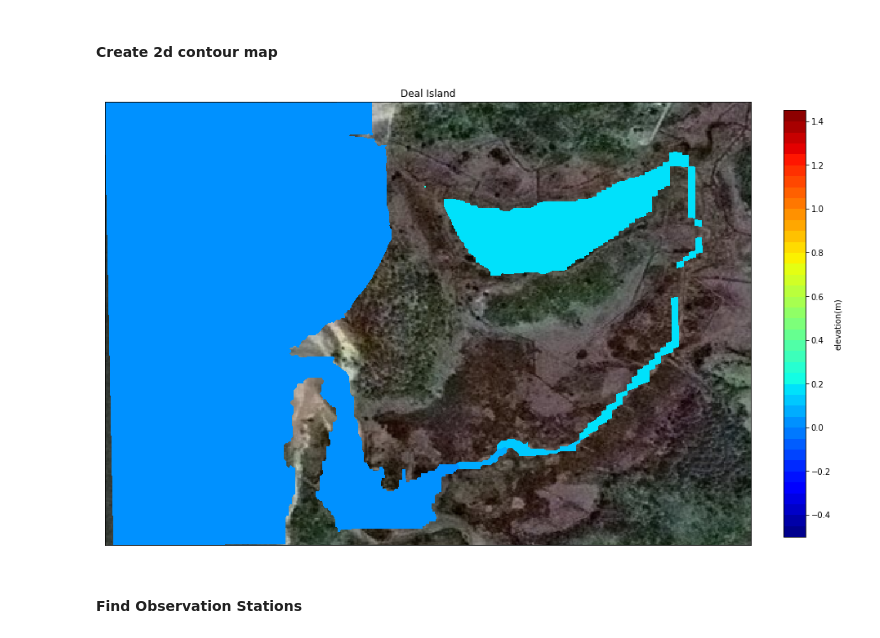
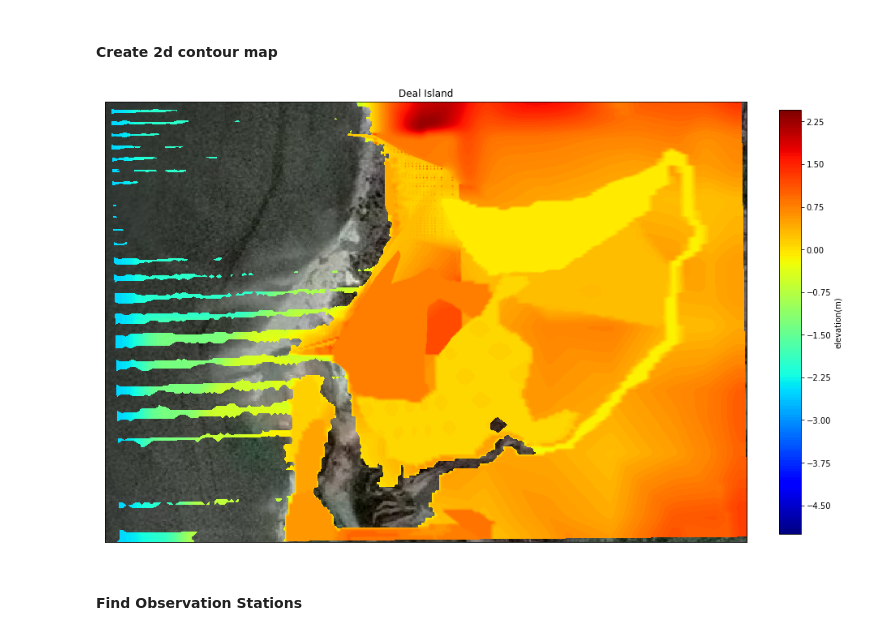
Before and after one commit to yangzhangfeng/xbeach, a Jupyter notebook: xbeach_python/xbeach_overview.ipynb, the cells around one changed output. Cells and saved outputs as stored; diff of their text form; code cells hidden in the pictures.

Commit message:
updating xbeach overview nb

```diff
--- a/xbeach_python/xbeach_overview.ipynb
+++ b/xbeach_python/xbeach_overview.ipynb
@@ -62,7 +66,7 @@ hobos = root2 / '1_hobo' / 'di_20180912_20181205'
 x,y = xbeach.utm2geo(xb.variables['globalx'][:],xb.variables['globaly'][:])
 z = xb.variables['zb'][:]
 t = xb.variables['meantime'][:]
-zs = xb.variables['zs'][:]
+zs = xb.variables['zs_mean'][:]
 h = xb.variables['H'][:]
 u = xb.variables['u'][:]
 v = xb.variables['v'][:]
@@ -222,11 +252,11 @@ plt.show()
 # %%
 lat1,lat2 = np.min(y),np.max(y)
 lon1,lon2 = np.min(x),np.max(x)
 title = 'Deal Island'
-levels = np.arange(-0.5,1.5,0.05)
-xbeach.contour_map(x,y,z[0,:,:],zinit,title,levels,lat1,lat2,lon1,lon2)
+levels = np.arange(-5,2.5,0.05)
+xbeach.contour_map(x,y,z[0,:,:],zs[20,:,:],title,levels,lat1,lat2,lon1,lon2)
 # %% [output]
-[figure, old version]
+[figure, new version]
 # %% [markdown]
 #### Find Observation Stations
 # %%
```
Also changed, not shown: parts of 13 cells of this notebook, 1 other file.
